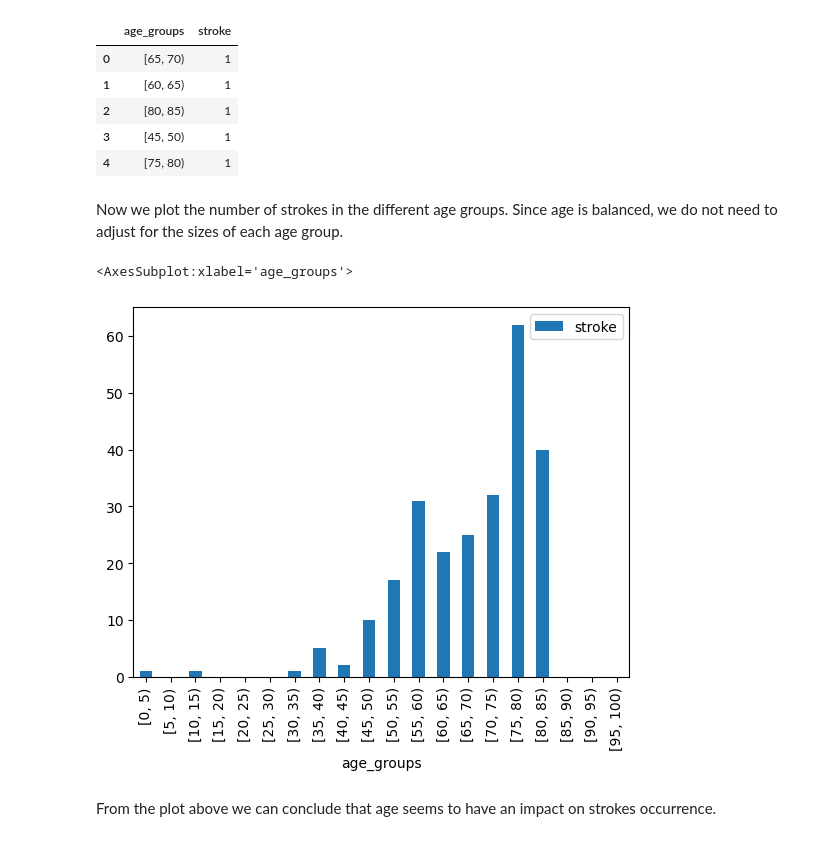
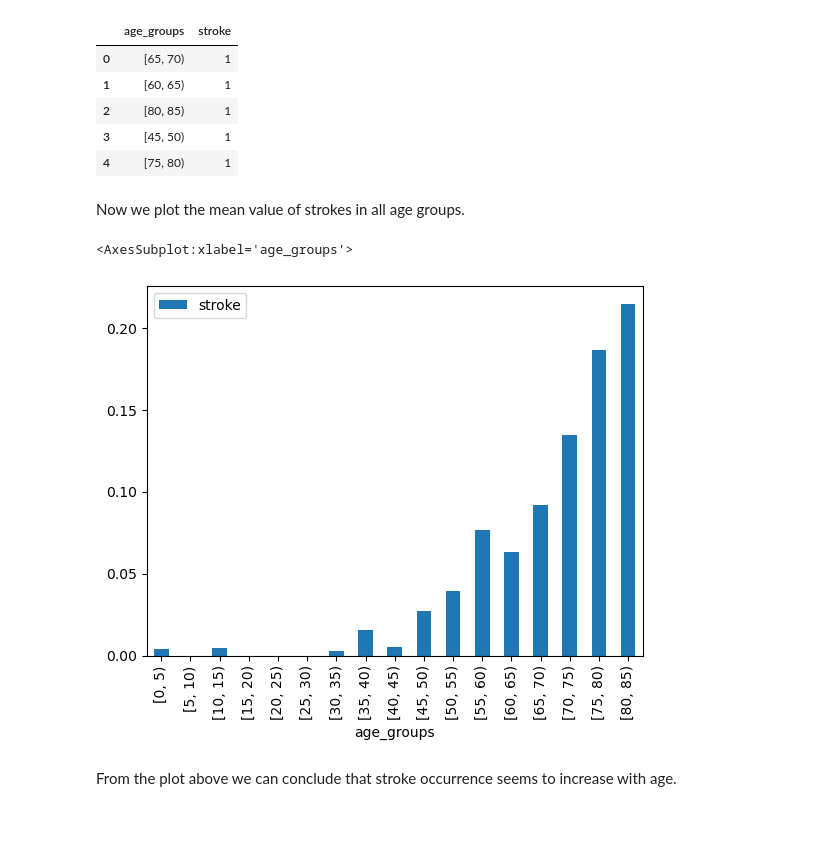
Before and after one commit to majaelm/su-mt4007, a Jupyter notebook: HW2/HW2.ipynb, the cells around one changed output. Saved outputs shown, nothing was run; the diff lists cells and outputs as text; code cells hidden in the pictures.

```diff
--- a/HW2/HW2.ipynb
+++ b/HW2/HW2.ipynb
@@ -132,5 +132,5 @@ We creat a new column that specify in which age group the person is in and sets
 # %%
-strokes_df['age_groups'] = pd.cut(strokes_df['age'], bins = range(0,101,5), right = False)
+strokes_df['age_groups'] = pd.cut(strokes_df['age'], bins = range(0,86,5), right = False)
 
 relevent_strokes_df = strokes_df[['age_groups', 'stroke']]
 relevent_strokes_df.head()
@@ -141,12 +141,13 @@ relevent_strokes_df.head()
 | 2 | [80, 85) | 1 |
 | 3 | [45, 50) | 1 |
 | 4 | [75, 80) | 1 |
-# %% [markdown]
-Now we plot the number of strokes in the different age groups. Since age is balanced, we do not need to adjust for the sizes of each age group.
-# %%
-relevent_strokes_df.groupby('age_groups').sum().plot.bar()
-# %% [output]
-<AxesSubplot:xlabel='age_groups'>
-[figure, removed]
+# %% [markdown]
+Now we plot the mean value of strokes in all age groups.
+# %%
+capita_strokes_df = relevent_strokes_df.groupby('age_groups').mean()
+capita_strokes_df.plot.bar()
+# %% [output]
+<AxesSubplot:xlabel='age_groups'>
+[figure, added]
 # %% [markdown]
-From the plot above we can conclude that age seems to have an impact on strokes occurrence.
+From the plot above we can conclude that stroke occurrence seems to increase with age.
```
Also changed, not shown: parts of 2 cells of this notebook.
